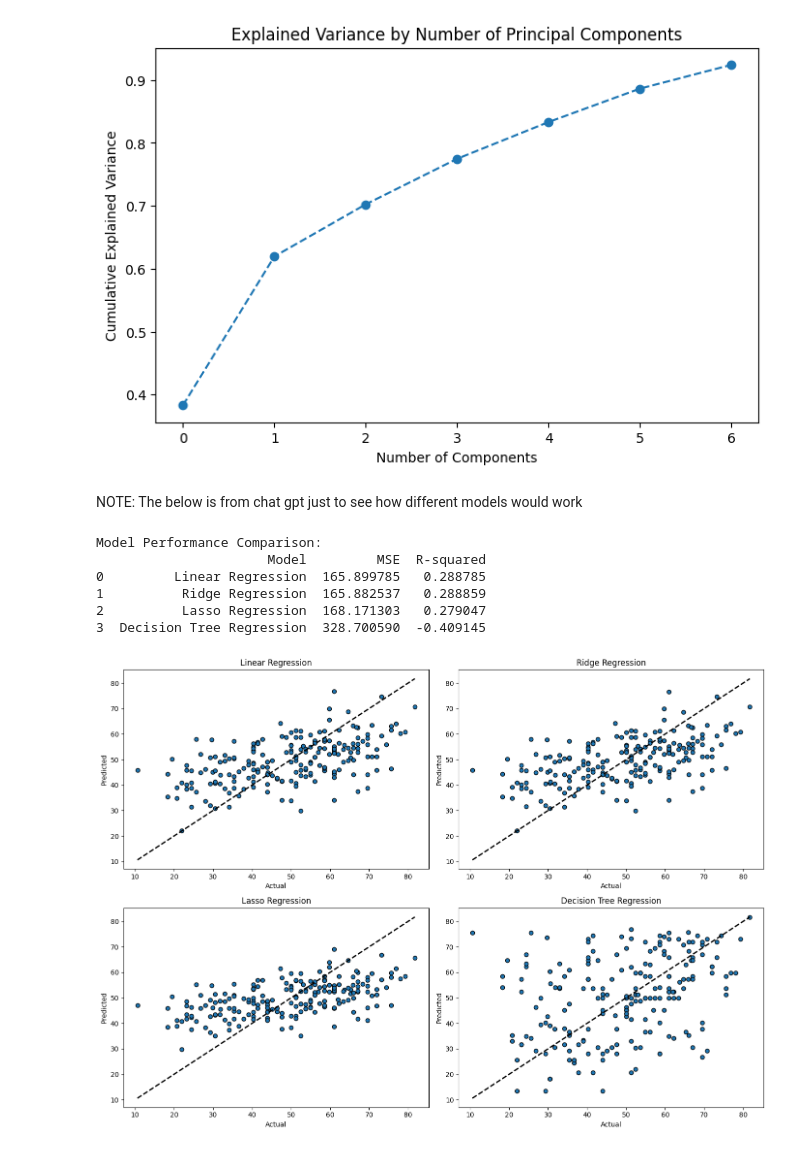
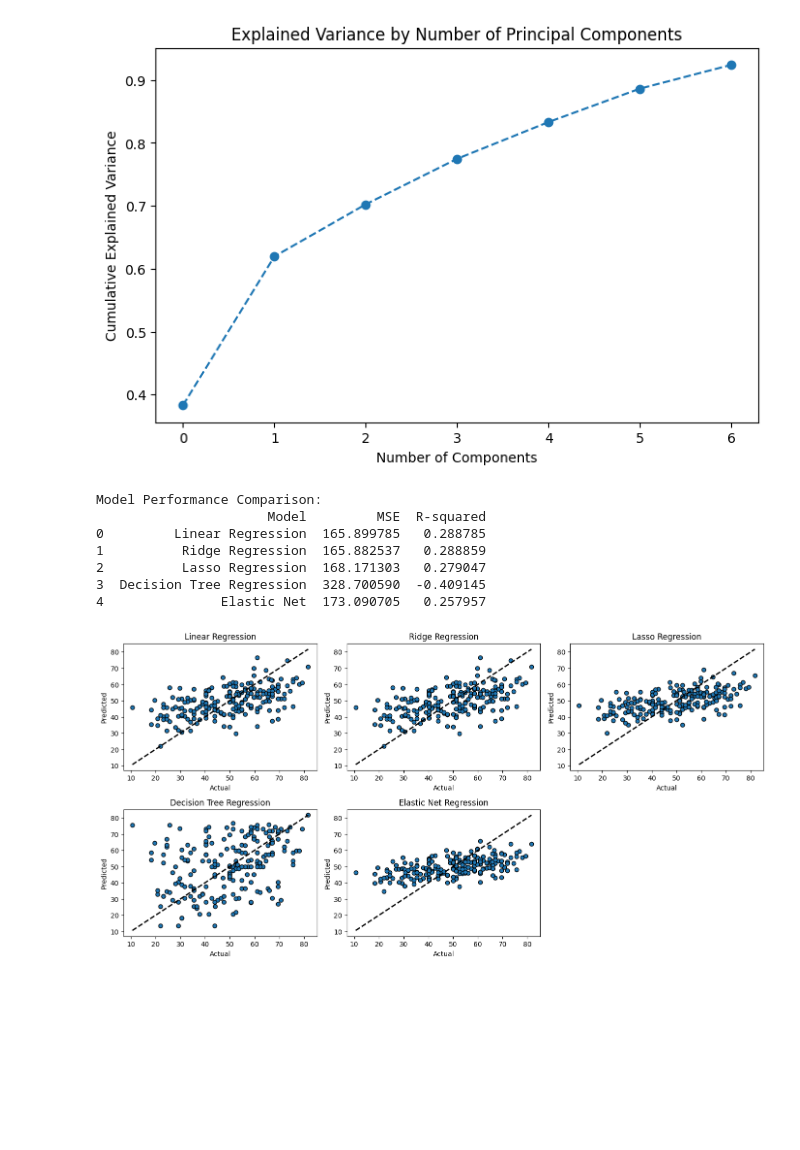
Before and after one commit to ChinmayVar/FinalProject156, a Jupyter notebook: final_proj.ipynb, the cells around one changed output. Saved outputs shown, nothing was run; the diff lists cells and outputs as text; code cells hidden in the pictures; blank space fills up the shorter version.

```diff
--- a/final_proj.ipynb
+++ b/final_proj.ipynb
@@ -93,10 +93,8 @@ plt.show()
 X_new = scaler.transform(X_new)  # Normalize
 X_new_tilde = X_new - mu  # Center
 X_new_tilde_pca = pca.transform(X_new_tilde)  # Apply PCA
-# %% [markdown]
-NOTE: The below is from chat gpt just to see how different models would work
 # %%
-from sklearn.linear_model import LinearRegression, Ridge, Lasso
+from sklearn.linear_model import LinearRegression, Ridge, Lasso, ElasticNet
 from sklearn.tree import DecisionTreeRegressor
 from sklearn.metrics import mean_squared_error, r2_score
 import matplotlib.pyplot as plt
@@ -129,11 +127,18 @@ y_pred_dt = dt.predict(X_new_tilde_pca)
 mse_dt = mean_squared_error(y_new, y_pred_dt)
 r2_dt = r2_score(y_new, y_pred_dt)
 
+# Decision Tree Regression
+en = ElasticNet(random_state=42)
+en.fit(X_train_tilde_pca, y_train)
+y_pred_en = en.predict(X_new_tilde_pca)
+mse_en = mean_squared_error(y_new, y_pred_en)
+r2_en = r2_score(y_new, y_pred_en)
+
 # Display results
 results = pd.DataFrame({
-    'Model': ['Linear Regression', 'Ridge Regression', 'Lasso Regression', 'Decision Tree Regression'],
-    'MSE': [mse_lr, mse_ridge, mse_lasso, mse_dt],
-    'R-squared': [r2_lr, r2_ridge, r2_lasso, r2_dt]
+    'Model': ['Linear Regression', 'Ridge Regression', 'Lasso Regression', 'Decision Tree Regression', 'Elastic Net'],
+    'MSE': [mse_lr, mse_ridge, mse_lasso, mse_dt, mse_en],
+    'R-squared': [r2_lr, r2_ridge, r2_lasso, r2_dt, r2_en]
 })
 
 print("Model Performance Comparison:")
@@ -143,7 +148,7 @@ print(results)
 plt.figure(figsize=(14, 10))
 
 # Linear Regression
-plt.subplot(2, 2, 1)
+plt.subplot(3, 3, 1)
 plt.scatter(y_new, y_pred_lr, edgecolors=(0, 0, 0))
 plt.plot([y_new.min(), y_new.max()], [y_new.min(), y_new.max()], 'k--', lw=2)
 plt.xlabel('Actual')
@@ -151,36 +156,45 @@ plt.ylabel('Predicted')
 plt.title('Linear Regression')
 
 # Ridge Regression
-plt.subplot(2, 2, 2)
+plt.subplot(3, 3, 2)
 plt.scatter(y_new, y_pred_ridge, edgecolors=(0, 0, 0))
 plt.plot([y_new.min(), y_new.max()], [y_new.min(), y_new.max()], 'k--', lw=2)
 plt.xlabel('Actual')
 plt.ylabel('Predicted')
 plt.title('Ridge Regression')
 
 # Lasso Regression
-plt.subplot(2, 2, 3)
+plt.subplot(3, 3, 3)
 plt.scatter(y_new, y_pred_lasso, edgecolors=(0, 0, 0))
 plt.plot([y_new.min(), y_new.max()], [y_new.min(), y_new.max()], 'k--', lw=2)
 plt.xlabel('Actual')
 plt.ylabel('Predicted')
 plt.title('Lasso Regression')
 
 # Decision Tree Regression
-plt.subplot(2, 2, 4)
+plt.subplot(3, 3, 4)
 plt.scatter(y_new, y_pred_dt, edgecolors=(0, 0, 0))
 plt.plot([y_new.min(), y_new.max()], [y_new.min(), y_new.max()], 'k--', lw=2)
 plt.xlabel('Actual')
 plt.ylabel('Predicted')
 plt.title('Decision Tree Regression')
 
+# Elastic Net Regression
+plt.subplot(3, 3, 5)
+plt.scatter(y_new, y_pred_en, edgecolors=(0, 0, 0))
+plt.plot([y_new.min(), y_new.max()], [y_new.min(), y_new.max()], 'k--', lw=2)
+plt.xlabel('Actual')
+plt.ylabel('Predicted')
+plt.title('Elastic Net Regression')
+
 plt.tight_layout()
 plt.show()
 # %% [output]
 Model Performance Comparison:
                       Model         MSE  R-squared
 0         Linear Regression  165.899785   0.288785
 1          Ridge Regression  165.882537   0.288859
 2          Lasso Regression  168.171303   0.279047
 3  Decision Tree Regression  328.700590  -0.409145
+4               Elastic Net  173.090705   0.257957
-[figure, old version]
+[figure, new version]
```
Also changed, not shown: 1 other file.
